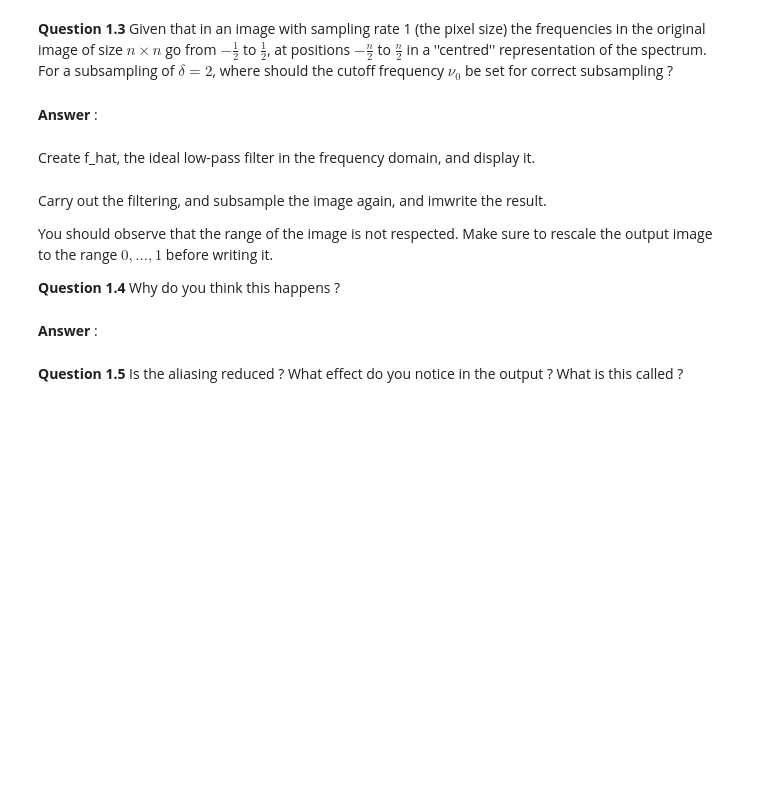
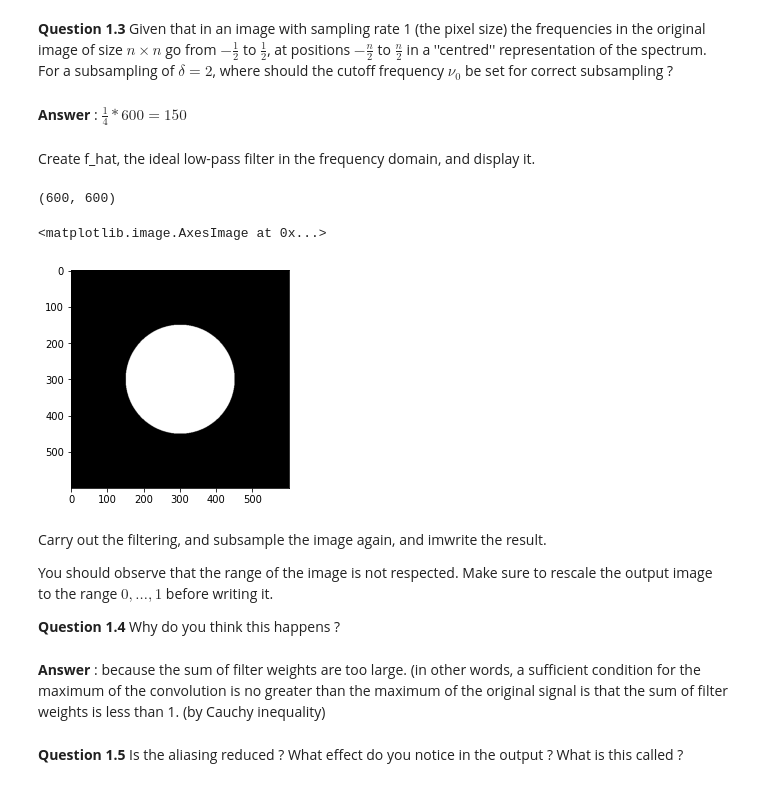
Before and after one commit to alephpi/student, a Jupyter notebook: TP1/filtering_for_students.ipynb, the cells around one changed output. Saved outputs shown, nothing was run; the diff lists cells and outputs as text; code cells hidden in the pictures; blank space fills up the shorter version.

```diff
--- a/TP1/filtering_for_students.ipynb
+++ b/TP1/filtering_for_students.ipynb
@@ -94,10 +111,3 @@ def filter_image(img,f_hat):
 Now, create a function ``ideal_low_pass_filter`` which returns an ideal low-pass filter $\hat{h}$ in the frequency domain. Note : by definition the 0 frequency is at the top left point of the image. To convert it to this format, you can use the ``np.fft.ifftshift`` function (which inverses the fftshift). In the ''centred'' representation of the frequency, for an image of even size $n=2a$, the 0 frequency position is located at position $a$ (where 0 is the first position).
 
 Hint : the distance transform ``scipy.ndimage.morphology.distance_transform_edt`` can be useful here.
-# %%
-def ideal_low_pass_filter(img_shape,nu_0):
-
-    #INSERT CODE HERE
-    f_hat = ...
-
-    return(f_hat)
@@ -104,21 +116,34 @@ def ideal_low_pass_filter(img_shape,nu_0):
+# %%
+def ideal_low_pass_filter(img_shape,nu_0):
+    origin = img_shape[0]//2
+    f_hat = np.ones(img_shape)
+    f_hat[origin, origin] = 0
+    dis = distance_transform_edt(f_hat)
+    f_hat[dis <= nu_0] = 1
+    f_hat[dis >= nu_0] = 0
+    return f_hat
 # %% [markdown]
 __Question 1.3__ Given that in an image with sampling rate 1 (the pixel size) the frequencies in the original image of size $n \times n$ go from $-\frac{1}{2}$ to $\frac{1}{2}$, at positions $-\frac{n}{2}$ to $\frac{n}{2}$ in a ''centred'' representation of the spectrum.  For a subsampling of $\delta=2$, where should the cutoff frequency $\nu_0$ be set for correct subsampling ?
-# %% [markdown]
-__Answer__ :
+# %% [markdown]
+__Answer__ : $\frac{1}{4} * 600 = 150$
 # %% [markdown]
 Create f_hat, the ideal low-pass filter in the frequency domain, and display it.
 # %%
 img_shape = img_gray.shape
 print(img_shape)
 #INSERT CODE HERE
-nu_0 = ...
+nu_0 = 150
 f_hat = ideal_low_pass_filter(img_shape,nu_0)
 plt.imshow(f_hat,cmap='gray')
+# %% [output]
+(600, 600)
+<matplotlib.image.AxesImage at 0x...>
+[figure, added]
 # %% [markdown]
 Carry out the filtering, and subsample the image again, and imwrite the result.
 
 You should observe that the range of the image is not respected. Make sure to rescale the output image to the range $0, \dots, 1$ before writing it.
 
 __Question 1.4__ Why do you think this happens ?
-# %% [markdown]
-__Answer__ :
+# %% [markdown]
+__Answer__ : because the sum of filter weights are too large. (in other words, a sufficient condition for the maximum of the convolution is no greater than the maximum of the original signal is that the sum of filter weights is less than 1. (by Cauchy inequality)
```
Also changed, not shown: parts of 46 cells of this notebook, 2 other files.
